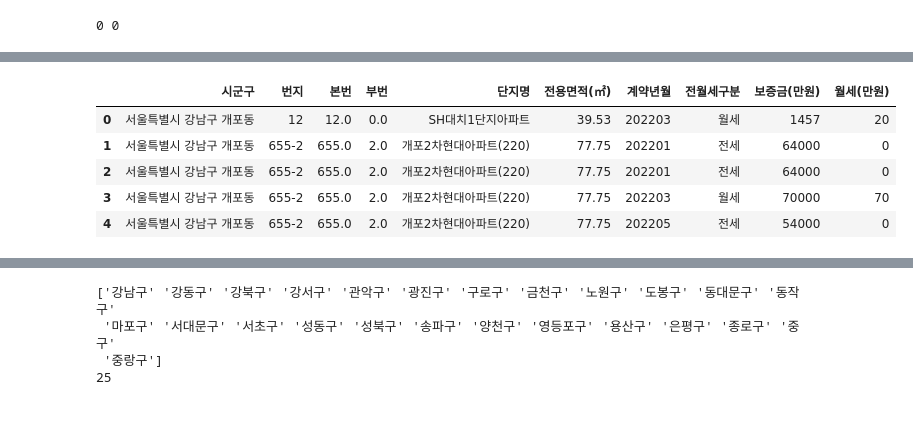
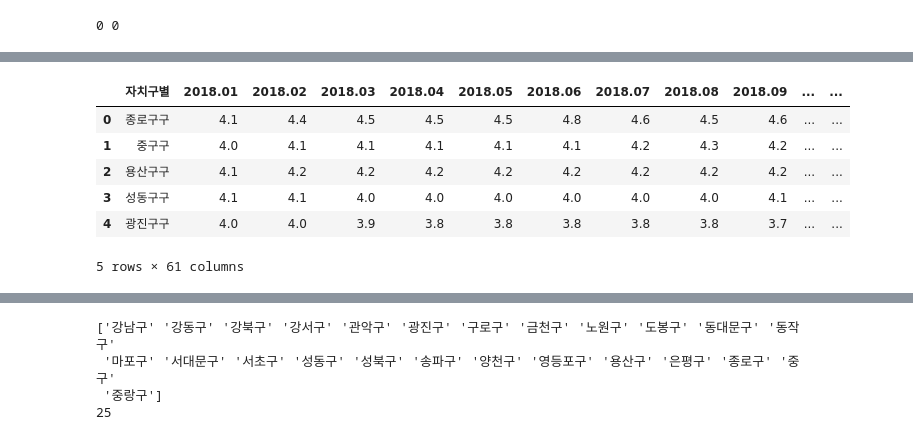
Before and after one commit to naleetwo/MidtermProject, a Jupyter notebook: 프로젝트/SeokwonNa/아파트_전세월세_실거래가_데이터전처리.ipynb, the cells around one changed output, grey strips where cells are left out. Drawn from its saved outputs; the diff is of its cells as text; code cells hidden in the pictures.

```diff
--- a/프로젝트/SeokwonNa/아파트_전세월세_실거래가_데이터전처리.ipynb
+++ b/프로젝트/SeokwonNa/아파트_전세월세_실거래가_데이터전처리.ipynb
@@ -34,4 +74,4 @@ apt_price_rent
 # %%
-시군구 column 자치구별로 변동
-apt_price_rent.rename(columns = {'지역별(4)':'자치구별'}, inplace = True)
-apt_price_rent.head()
+#시군구 column 자치구별로 변동
+apt_rent_rate.rename(columns={'지역별(4)': '자치구별'}, inplace=True)
+apt_rent_rate.head()
@@ -41,4 +93,4 @@ apt_price_rent['자치구별'].unique()
 # %%
-자치구별 column에서 소계가 포함된 행 제거
-apt_price_rent = apt_price_rent[apt_price_rent['자치구별'] != '소계']
-apt_price_rent.head()
+#자치구별 column에서 소계가 포함된 행 제거
+apt_rent_rate = apt_price_rent[apt_price_rent['자치구별'] != '소계']
+apt_rent_rate.head()
@@ -45,4 +105,4 @@ apt_price_rent.head()
 # %%
 #데이터프레임 인덱스 리셋
-#apt_price_rent.reset_index(drop = True, inplace = True)
-#apt_price_rent.head()
+apt_rent_rate.reset_index(drop=True, inplace=True)
+apt_rent_rate.head()
@@ -49,10 +117,10 @@ apt_price_rent.head()
 # %%
 #'자치구별' column value에 '구' 추가해서 자치구 이름 변경
-#addname = apt_price_rent['자치구별'].unique()
+addname = apt_rent_rate['자치구별'].unique()
 
 #for 구문으로 '자치구별' value에 '구'추가해주기
-#addname_gu = [name + '구' for name in addname]
-#apt_price_rent['자치구별'] = addname_gu
+addname_gu = [name + '구' for name in addname]
+apt_rent_rate['자치구별'] = addname_gu
 
 #결과확인
-#apt_price_rent.head()
+apt_rent_rate.head()
@@ -196,9 +425,10 @@ memory usage: 16.6+ MB
 # %%
-df2.head()
+apt_rent_rate.head()
 # %% [output]
-|  | 시군구 | 번지 | 본번 | 부번 | 단지명 | 전용면적(㎡) | 계약년월 | 전월세구분 | 보증금(만원) | 월세(만원) |
-| 0 | 서울특별시 강남구 개포동 | 12 | 12.0 | 0.0 | SH대치1단지아파트 | 39.53 | 202203 | 월세 | 1457 | 20 |
-| 1 | 서울특별시 강남구 개포동 | 655-2 | 655.0 | 2.0 | 개포2차현대아파트(220) | 77.75 | 202201 | 전세 | 64000 | 0 |
-| 2 | 서울특별시 강남구 개포동 | 655-2 | 655.0 | 2.0 | 개포2차현대아파트(220) | 77.75 | 202201 | 전세 | 64000 | 0 |
-| 3 | 서울특별시 강남구 개포동 | 655-2 | 655.0 | 2.0 | 개포2차현대아파트(220) | 77.75 | 202203 | 월세 | 70000 | 70 |
-| 4 | 서울특별시 강남구 개포동 | 655-2 | 655.0 | 2.0 | 개포2차현대아파트(220) | 77.75 | 202205 | 전세 | 54000 | 0 |
+|  | 자치구별 | 2018.01 | 2018.02 | 2018.03 | 2018.04 | 2018.05 | 2018.06 | 2018.07 | 2018.08 | 2018.09 | ... | ... |
+| 0 | 종로구구 | 4.1 | 4.4 | 4.5 | 4.5 | 4.5 | 4.8 | 4.6 | 4.5 | 4.6 | ... | ... |
+| 1 | 중구구 | 4.0 | 4.1 | 4.1 | 4.1 | 4.1 | 4.1 | 4.2 | 4.3 | 4.2 | ... | ... |
+| 2 | 용산구구 | 4.1 | 4.2 | 4.2 | 4.2 | 4.2 | 4.2 | 4.2 | 4.2 | 4.2 | ... | ... |
+| 3 | 성동구구 | 4.1 | 4.1 | 4.0 | 4.0 | 4.0 | 4.0 | 4.0 | 4.0 | 4.1 | ... | ... |
+| 4 | 광진구구 | 4.0 | 4.0 | 3.9 | 3.8 | 3.8 | 3.8 | 3.8 | 3.8 | 3.7 | ... | ... |
+5 rows × 61 columns
```
Also changed, not shown: parts of 40 cells of this notebook.
